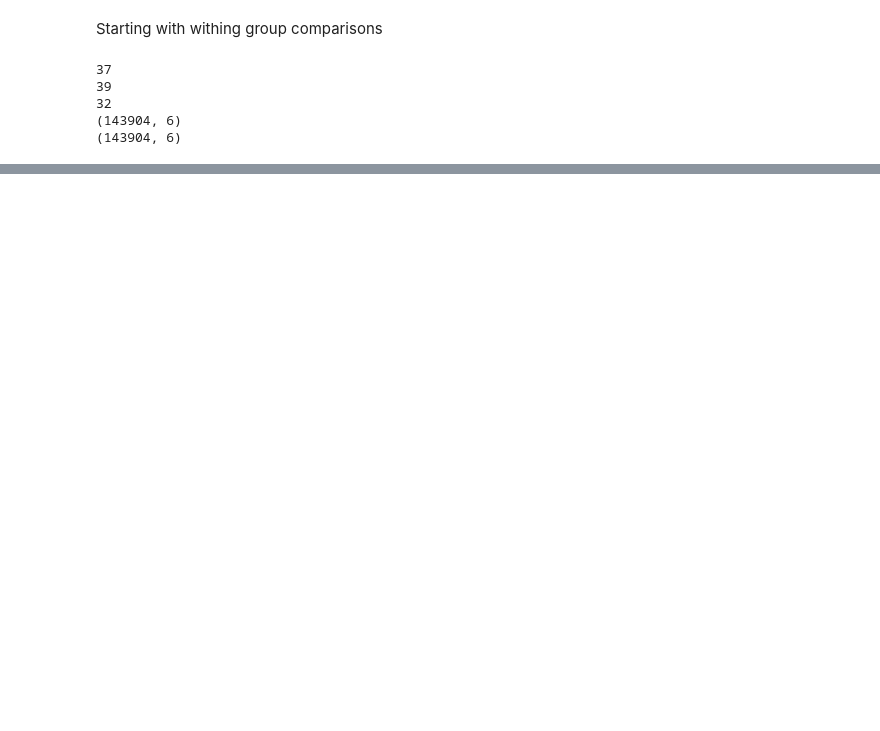
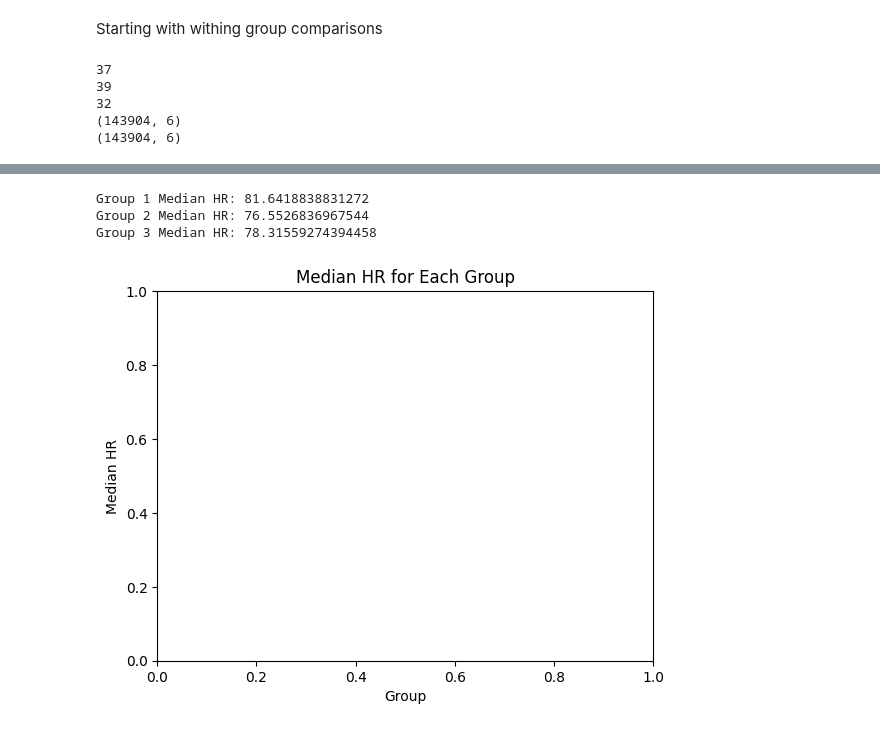
Before and after one commit to tomjefferis/ArtHeart, a Jupyter notebook: artheart.ipynb, the cells around one changed output, grey strips where cells are left out. Cells and saved outputs as stored; diff of their text form; code cells hidden in the pictures; blank space fills up the shorter version.

```diff
--- a/artheart.ipynb
+++ b/artheart.ipynb
@@ -300,0 +222,75 @@ Error31
+# %%
+def calc_med_hr(data):
+    med_hr = []
+    for i in range(len(data)):
+        arr = data[i]
+        med_hr.append(np.median(arr[4]))
+
+    med_hr = np.median(med_hr)
+
+    return med_hr
+
+Group1_med_hr = calc_med_hr(Group1)
+Group2_med_hr = calc_med_hr(Group2)
+Group3_med_hr = calc_med_hr(Group3)
+
+print("Group 1 Median HR: " + str(Group1_med_hr))
+print("Group 2 Median HR: " + str(Group2_med_hr))
+print("Group 3 Median HR: " + str(Group3_med_hr))
+# %% [output]
+Group 1 Median HR: 81.6418838831272
+Group 2 Median HR: 76.5526836967544
+Group 3 Median HR: 78.31559274394458
+# %%
+
+def cut_to_common_length(data, time):
+    # Find the shortest dataframe
+    shortest_time = min(time, key=len)
+    shortest_index = np.argmin([len(t) for t in time])
+
+    # Find the first value of time in the shortest array that isn't NaN
+    first_time = shortest_time[~np.isnan(shortest_time)][0]
+
+    # Find the length of the array from that point to the end
+    length = len(shortest_time[shortest_time >= first_time])
+
+    # Cut all arrays to the same length
+    for i in range(len(data)):
+        arr = data[i]
+        t = time[i]
+
+        # Find the index of the first matching time value
+        if first_time in t:
+            match_index = np.where(t == first_time)[0][0]
+        else:
+            match_index = np.argmin(np.abs(t - first_time))
+
+        # Cut the array to the same length as the shortest array
+        arr = arr[match_index:match_index+length]
+        data[i] = arr
+
+    return data
+
+
+def group_median_hr(data):
+    dat = []
+    time = []
+
+    for i in range(len(data)):
+        df = data[i]
+        dat.append(df[4])
+        time.append(df[3])
+
+Group1_med_hr = group_median_hr(Group1)
+Group2_med_hr = group_median_hr(Group2)
+Group3_med_hr = group_median_hr(Group3)
+
+import matplotlib.pyplot as plt
+
+# Plot median HR for each group
+plt.title('Median HR for Each Group')
+plt.xlabel('Group')
+plt.ylabel('Median HR')
+plt.show()
+# %% [output]
+[figure, added]
```
Also changed, not shown: parts of 10 cells of this notebook.
